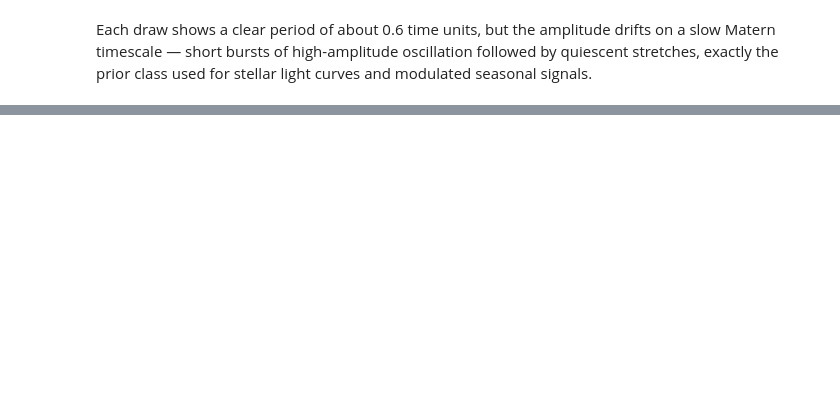
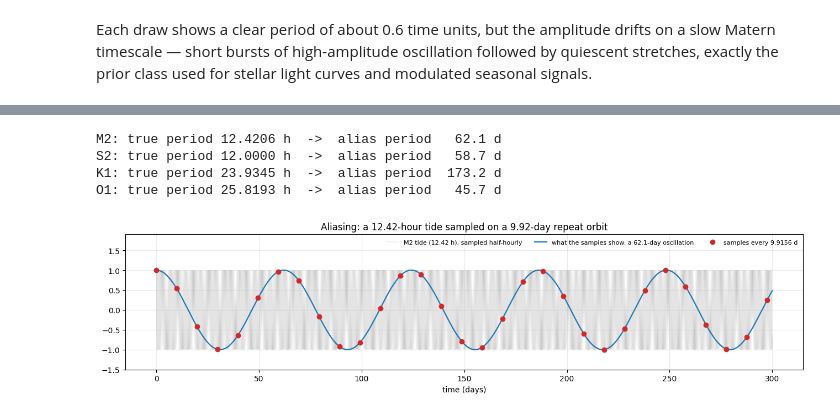
Before and after one commit to jejjohnson/pyrox, a Jupyter notebook: docs/notebooks/ssm/markov_gp_sde_kernels.ipynb, the cells around one changed output, grey strips where cells are left out. Drawn from its saved outputs; the diff is of its cells as text; code cells hidden in the pictures; blank space fills up the shorter version.

```diff
--- a/docs/notebooks/ssm/markov_gp_sde_kernels.ipynb
+++ b/docs/notebooks/ssm/markov_gp_sde_kernels.ipynb
@@ -606,0 +744,56 @@ Each draw shows a clear period of about 0.6 time units, but the amplitude drifts
+# %%
+# TOPEX/Poseidon's exact-repeat period, used by Schlax & Chelton (1994).
+repeat_days = 9.9156
+
+
+def alias_period_days(period_h: float, dt_days: float) -> float:
+    """Apparent period of a sinusoid of ``period_h`` hours sampled every ``dt_days`` days."""
+    f = 24.0 / period_h  # cycles per day
+    cycles_per_sample = f * dt_days
+    f_alias = abs(cycles_per_sample - round(cycles_per_sample)) / dt_days
+    return 1.0 / f_alias
+
+
+for name, period_h in tides_h.items():
+    print(
+        f"{name}: true period {period_h:7.4f} h  ->  alias period {alias_period_days(period_h, repeat_days):6.1f} d"
+    )
+
+t_fine = jnp.arange(0.0, 300.0, 1.0 / 48.0)  # half-hourly, 300 days
+t_obs = jnp.arange(0.0, 300.0, repeat_days)
+omega_m2 = 2.0 * jnp.pi * 24.0 / tides_h["M2"]
+m2_true = jnp.cos(omega_m2 * t_fine)
+m2_obs = jnp.cos(omega_m2 * t_obs)
+p_alias = alias_period_days(tides_h["M2"], repeat_days)
+# The alias is the sinusoid at the folded frequency that passes through the samples.
+m2_alias = jnp.cos(2.0 * jnp.pi * t_fine / p_alias)
+
+fig, ax = plt.subplots(1, 1, figsize=(13, 3.4))
+ax.plot(
+    t_fine,
+    m2_true,
+    color="0.75",
+    lw=0.3,
+    label="M2 tide (12.42 h), sampled half-hourly",
+)
+ax.plot(
+    t_fine,
+    m2_alias,
+    color="C0",
+    lw=1.6,
+    label=f"what the samples show: a {p_alias:.1f}-day oscillation",
+)
+ax.plot(t_obs, m2_obs, "o", color="C3", ms=6, label=f"samples every {repeat_days} d")
+ax.set_xlabel("time (days)")
+ax.set_title("Aliasing: a 12.42-hour tide sampled on a 9.92-day repeat orbit")
+ax.legend(frameon=False, loc="upper right", fontsize=8, ncol=3)
+ax.set_ylim(-1.5, 1.9)
+ax.grid(alpha=0.25)
+fig.tight_layout()
+plt.show()
+# %% [output]
+M2: true period 12.4206 h  ->  alias period   62.1 d
+S2: true period 12.0000 h  ->  alias period   58.7 d
+K1: true period 23.9345 h  ->  alias period  173.2 d
+O1: true period 25.8193 h  ->  alias period   45.7 d
+[figure, added]
```
Also changed, not shown: parts of 19 cells of this notebook.
